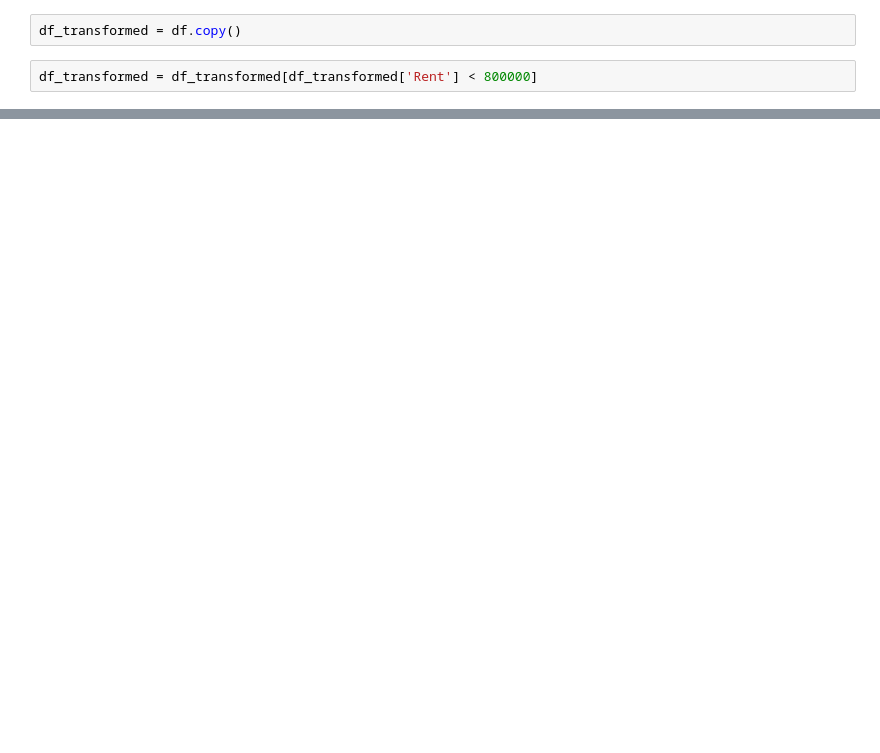
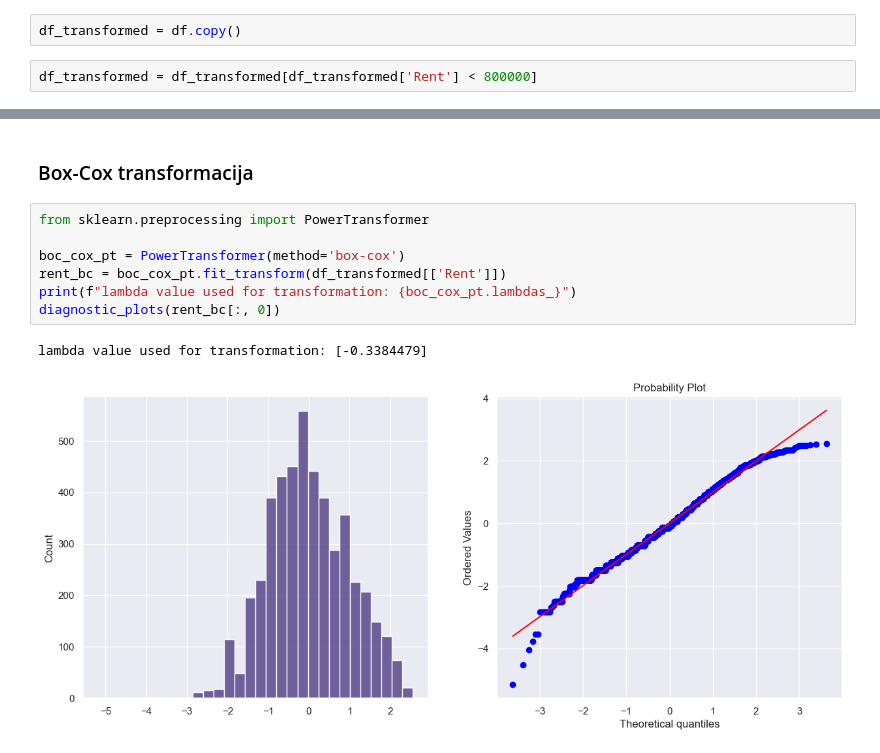
Before and after one commit to matija-speletic/preprocesiranje_seminarski_1, a Jupyter notebook: Transformacija_podataka_prakticni_deo.ipynb, the cells around one changed output, grey strips where cells are left out. Drawn from its saved outputs; the diff is of its cells as text; blank space fills up the shorter version.

Commit message:
Transformations and normalization

```diff
--- a/Transformacija_podataka_prakticni_deo.ipynb
+++ b/Transformacija_podataka_prakticni_deo.ipynb
@@ -380,0 +391,12 @@ diagnostic_plots(df_transformed, 'Rent')
+# %% [markdown]
+### Box-Cox transformacija
+# %%
+from sklearn.preprocessing import PowerTransformer
+
+boc_cox_pt = PowerTransformer(method='box-cox')
+rent_bc = boc_cox_pt.fit_transform(df_transformed[['Rent']])
+print(f"lambda value used for transformation: {boc_cox_pt.lambdas_}")
+diagnostic_plots(rent_bc[:, 0])
+# %% [output]
+lambda value used for transformation: [-0.3384479]
+[figure, added]
```
Also changed, not shown: parts of 16 cells of this notebook.
